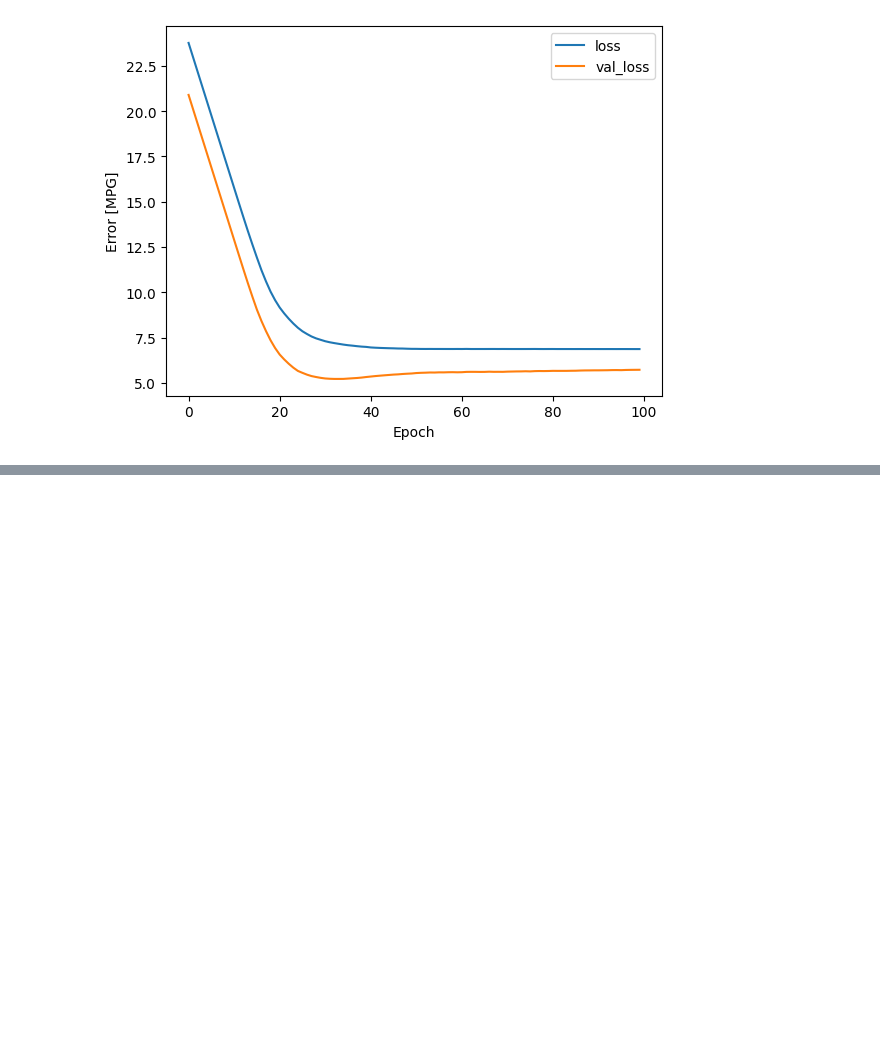
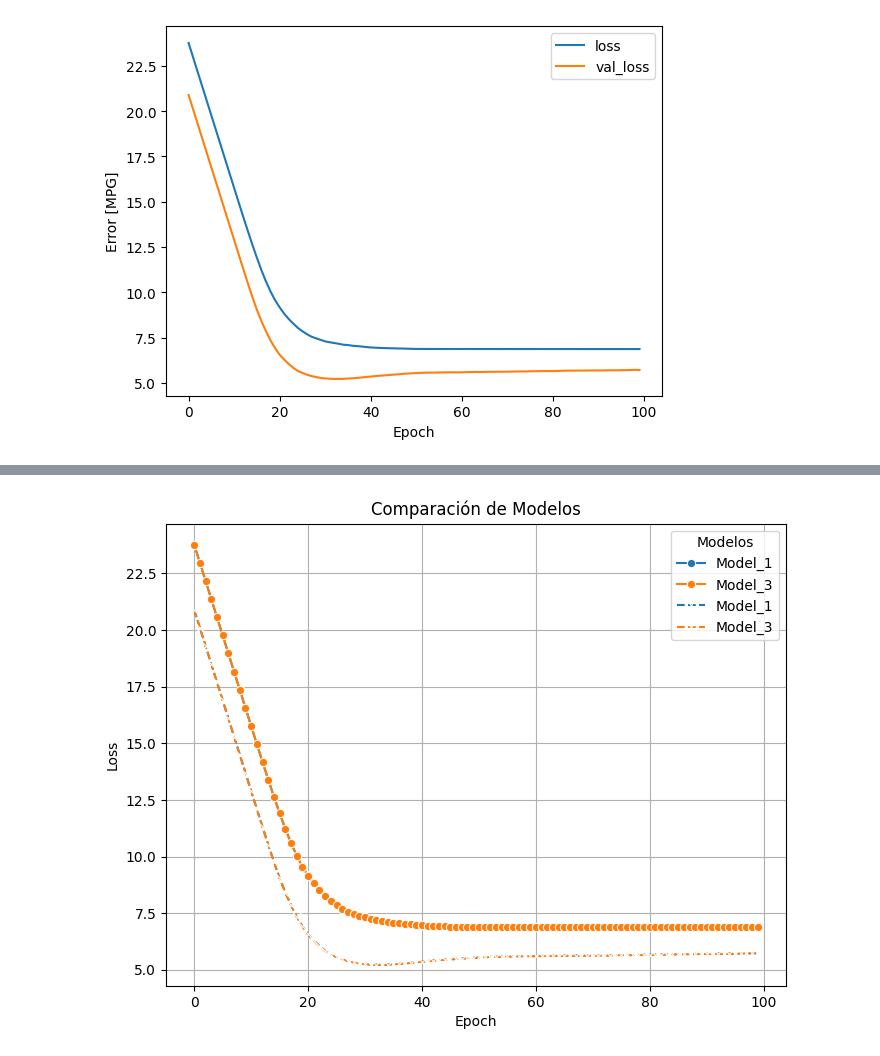
Before and after one commit to Daniel02-cmd/taller5, a Jupyter notebook: taller5.ipynb, the cells around one changed output, grey strips where cells are left out. Drawn from its saved outputs; the diff is of its cells as text; code cells hidden in the pictures; blank space fills up the shorter version.

Commit message:
graficas_3

```diff
--- a/taller5.ipynb
+++ b/taller5.ipynb
@@ -129,0 +282,2 @@ plt.legend()
+# %%
+hist_t = pd.concat([hist,hist1,hist2,hist3], ignore_index=True)
@@ -129,0 +286,16 @@ plt.legend()
+# %%
+
+plt.figure(figsize=(8,6))
+
+# Graficar el loss
+sns.lineplot(data=hist_t, x='epoch', y='loss', hue='model', linestyle='solid', marker='o')
+sns.lineplot(data=hist_t, x='epoch', y='val_loss', hue='model', linestyle='dashed', marker='x')
+
+plt.xlabel('Epoch')
+plt.ylabel('Loss')
+plt.title('Comparación de Modelos')
+plt.legend(title="Modelos")
+plt.grid(True)
+plt.show()
+# %% [output]
+[figure, added]
```
Also changed, not shown: parts of 24 cells of this notebook.
